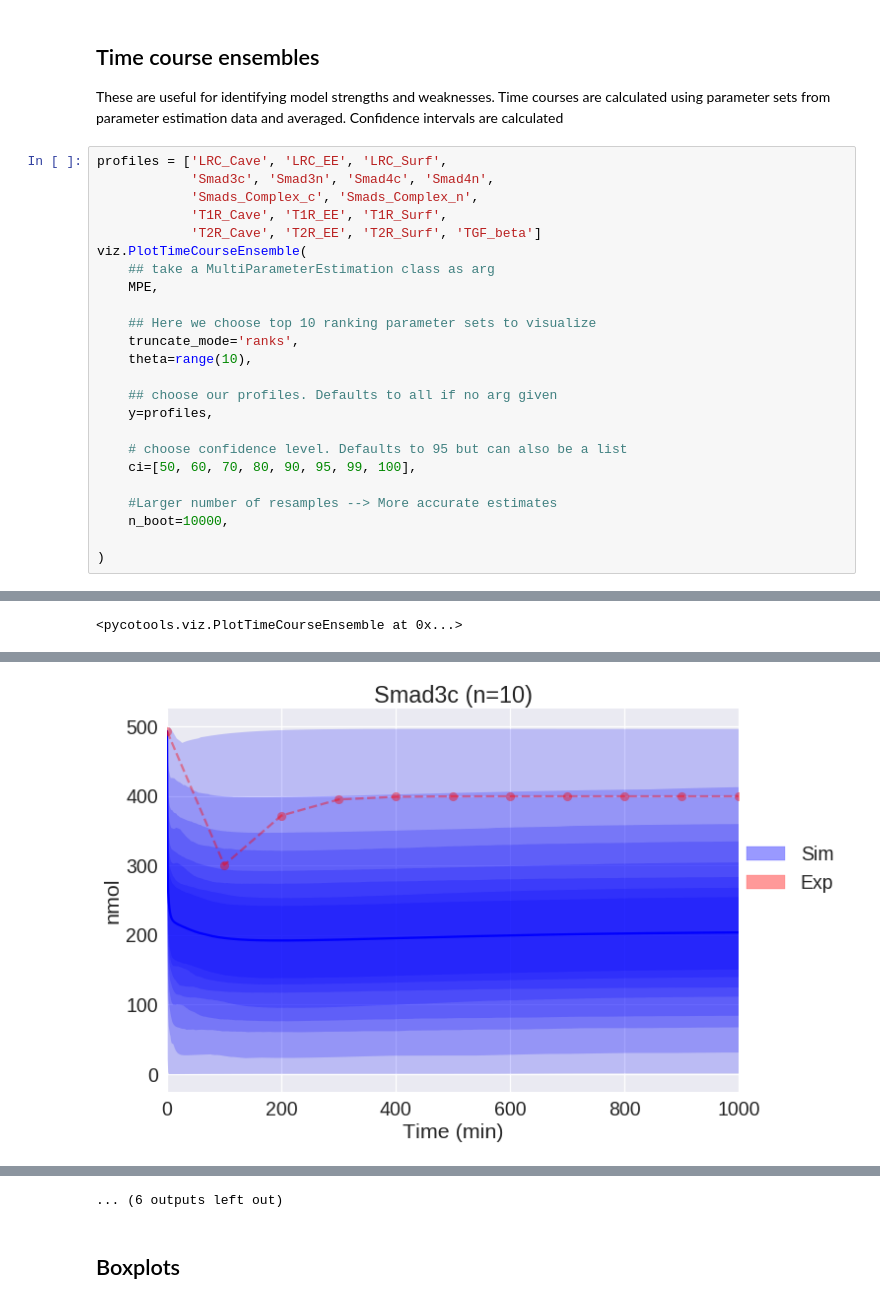
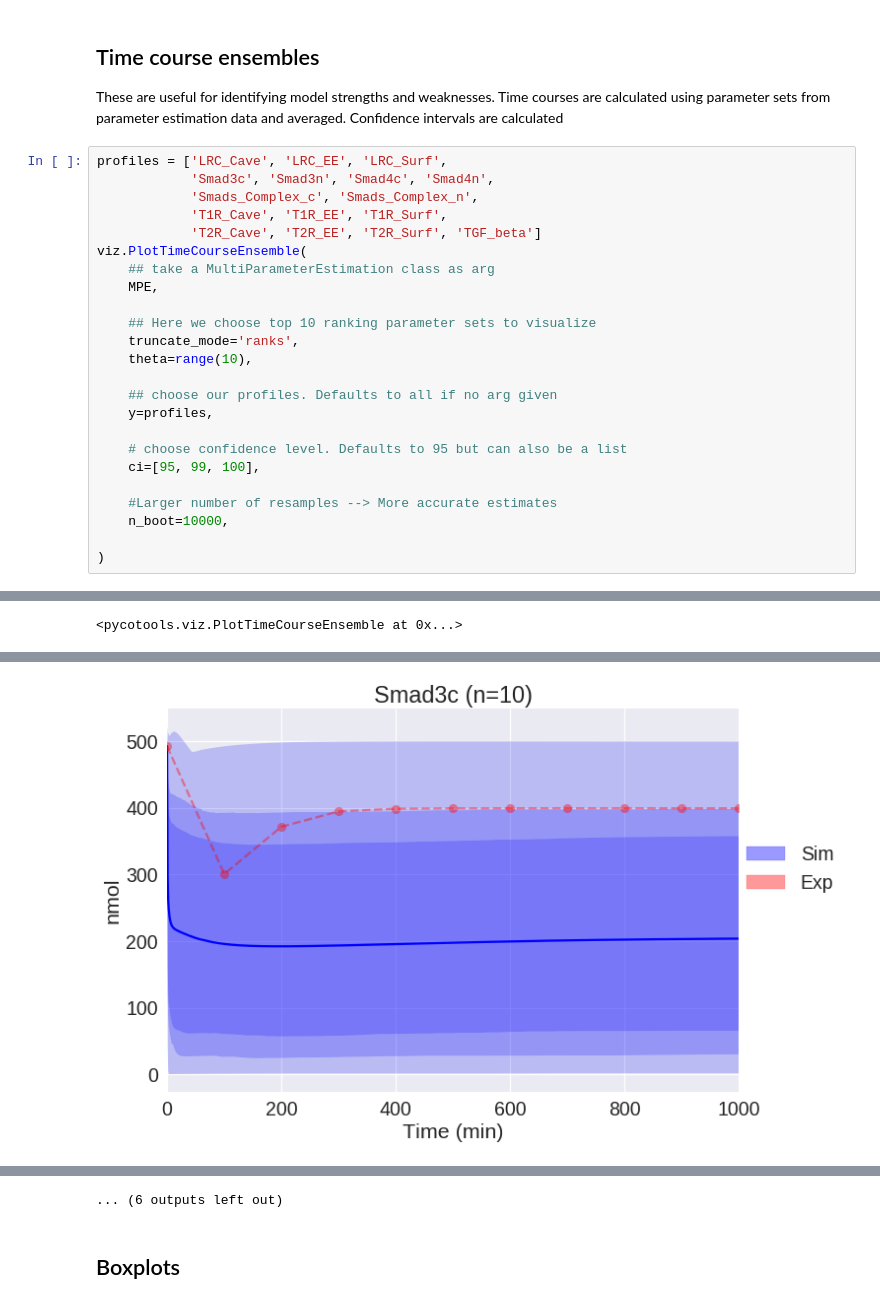
Before and after one commit to CiaranWelsh/pycotools3, a Jupyter notebook: docs/source/Tutorials/Tutorial5MultipleParameterEstimations/Tutorial5MultipleParameterEstimations.ipynb, the cells around one changed output, grey strips where cells are left out. Saved outputs shown, nothing was run; the diff lists cells and outputs as text.

```diff
--- a/docs/source/Tutorials/Tutorial5MultipleParameterEstimations/Tutorial5MultipleParameterEstimations.ipynb
+++ b/docs/source/Tutorials/Tutorial5MultipleParameterEstimations/Tutorial5MultipleParameterEstimations.ipynb
@@ -148,7 +148,7 @@ viz.PlotTimeCourseEnsemble(
     y=profiles,
 
     # choose confidence level. Defaults to 95 but can also be a list
-    ci=[50, 60, 70, 80, 90, 95, 99, 100],
+    ci=[95, 99, 100],
 
     #Larger number of resamples --> More accurate estimates
     n_boot=10000,
@@ -178 +178 @@ pycotools.viz:INFO:1350:    Plotting "TGF_beta"
-[figure, old version]
+[figure, new version]
```
Also changed, not shown: parts of 1 cell of this notebook.
